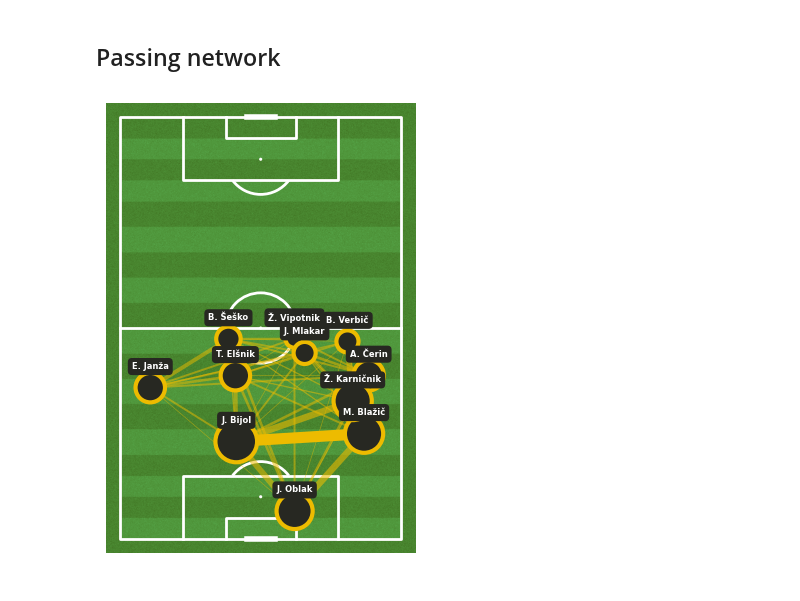
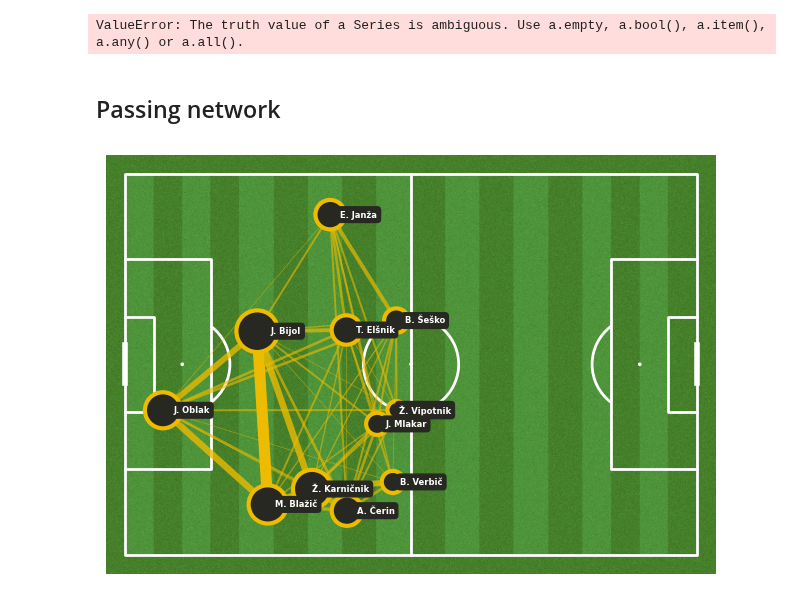
Before and after one commit to ngroggy/SoccerAnalytics, a Jupyter notebook: notebooks/3-passing-network.ipynb, the cells around one changed output. Saved outputs shown, nothing was run; the diff lists cells and outputs as text; code cells hidden in the pictures.

```diff
--- a/notebooks/3-passing-network.ipynb
+++ b/notebooks/3-passing-network.ipynb
@@ -17,7 +10,7 @@ data = pd.read_csv(f"./results/wyscout/5414302_df_events.csv")
 
 data = data[['location.x', 'location.y', 'pass.endLocation.x', 'pass.endLocation.y', "player.name", "pass.recipient.name","team.name","minute",'player.id']]
 
-data = data.rename(columns={
+df_merged = data.rename(columns={
 'location.x':'x',
 'location.y':'y',
 'pass.endLocation.x':'end_x',
@@ -28,5 +21,3 @@ data = data.rename(columns={
 "minute":"minute",
 "player.id":'player_id'
 })
-
-df_merged = data
@@ -41,8 +24,8 @@ Away Team : Denmark
 # %%
-df_home_pass = df_merged[df_merged.team_name == hteam]
+df_home_pass = df_merged[df_merged.team_name != 'Denmark']
 
 # Check player play time
-home_player_df = df_merged[df_merged.team_name == hteam].groupby('player_name').agg({'minute': [min, max]}).reset_index()
+home_player_df = df_merged[df_merged.team_name != 'Denmark'].groupby('player_name').agg({'minute': [min, max]}).reset_index()
 home_player_df = pd.concat([home_player_df['player_name'], home_player_df['minute']], axis=1)
 home_player_df['minutes_played'] = home_player_df['max'] - home_player_df['min']
 home_player_df = home_player_df.sort_values('minutes_played', ascending=False)
@@ -50,6 +33,8 @@ home_player_df = home_player_df.sort_values('minutes_played', ascending=False)
 home_player_name = home_player_df.player_name[:11].tolist()
 df_home_pass = df_home_pass[df_home_pass.player_name.isin(home_player_name)]
 df_home_pass = df_home_pass[df_home_pass.pass_recipient_name.isin(home_player_name)]
+# %% [output]
+ValueError: The truth value of a Series is ambiguous. Use a.empty, a.bool(), a.item(), a.any() or a.all().
 # %%
 scatter_df = pd.DataFrame()
 for i, name in enumerate(df_home_pass["player_name"].unique()):
@@ -78,39 +63,38 @@ lines_df = lines_df[lines_df['pass_count']> 0]
 # %% [markdown]
 ## Passing network
 # %%
-from mplsoccer import Pitch
+
 import matplotlib.pyplot as plt
-pitch = VerticalPitch(pitch_color='grass', line_color='white', stripe=True)
+pitch = Pitch(pitch_color='grass', line_color='white', stripe=True)
 
 fig, ax = pitch.draw()
 
 pitch.scatter(scatter_df.x, scatter_df.y, s=scatter_df.marker_size, color='#272822', edgecolors='#EDBB00', linewidth=3, alpha=1, ax=ax, zorder = 3)
 
 for i, row in scatter_df.iterrows():
     pitch.annotate(row.player_name, xy=(row.x +6, row.y), c='white', va='center',
                    ha='center', size=6, weight = "bold", ax=ax, zorder = 4,
                    bbox=dict(facecolor='#272822', alpha=1, edgecolor='#272822', boxstyle='round,pad=0.4'))
 
 
 for i, row in lines_df.iterrows():
         player1 = row["pair_key"].split("_")[0]
         player2 = row['pair_key'].split("_")[1]
         #take the average location of players to plot a line between them
-        player1_x = scatter_df.loc[scatter_df["player_name"] == player1]['x'].iloc[0]
-        player1_y = scatter_df.loc[scatter_df["player_name"] == player1]['y'].iloc[0]
-        player2_x = scatter_df.loc[scatter_df["player_name"] == player2]['x'].iloc[0]
-        player2_y = scatter_df.loc[scatter_df["player_name"] == player2]['y'].iloc[0]
+        player1_x = scatter_df.loc[scatter_df["player_name"] == player1]['x']
+        player1_y = scatter_df.loc[scatter_df["player_name"] == player1]['y']
+        player2_x = scatter_df.loc[scatter_df["player_name"] == player2]['x']
+        player2_y = scatter_df.loc[scatter_df["player_name"] == player2]['y']
         num_passes = row["pass_count"]
         #adjust the line width so that the more passes, the wider the line
         line_width = (num_passes / lines_df['pass_count'].max() * 8)
         # adjust the alpha of the lines based on number of passes and set minimum alpha for a fewer pass
-        alpha = max(num_passes / lines_df['pass_count'].max(), 0.2)
-        alpha = max(alpha, 0.5)
+        alpha = 0.5 * num_passes / lines_df['pass_count'].max() + 0.5
         #plot lines on the pitch
         pitch.lines(player1_x, player1_y, player2_x, player2_y,
                         alpha=alpha, lw=line_width, zorder=2, color="#EDBB00", ax = ax)
 
 plt.savefig('passing_network.png', dpi=400)
 plt.show()
 # %% [output]
-[figure, old version]
+[figure, new version]
```
Also changed, not shown: parts of 4 cells of this notebook, 1 other file.
